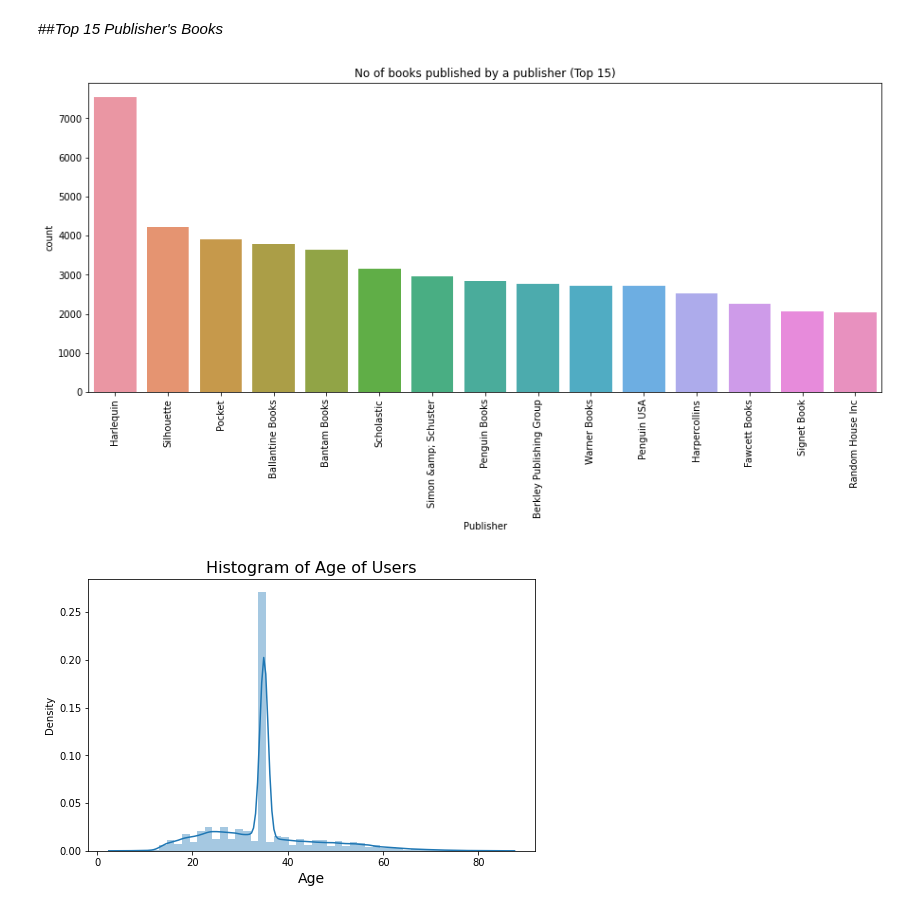
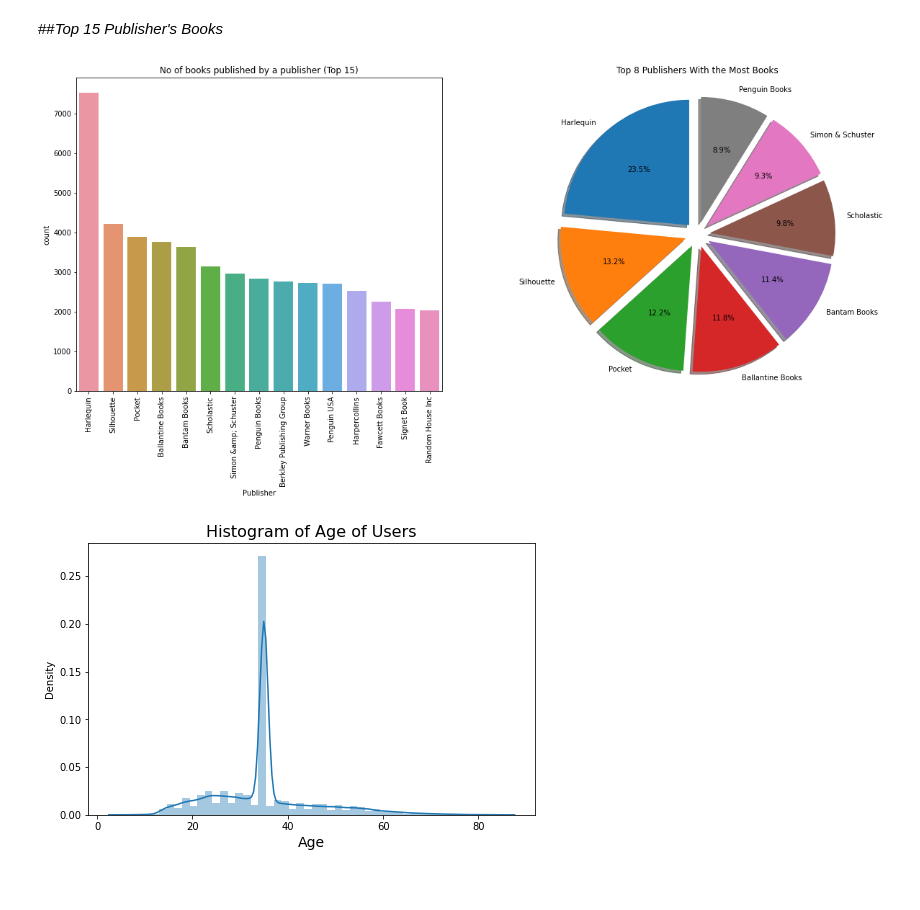
Before and after one commit to mohammadkaifee/Book_Recomendation_System, a Jupyter notebook: Book_Recommendation_System.ipynb, the cells around one changed output. Drawn from its saved outputs; the diff is of its cells as text; code cells hidden in the pictures.

```diff
--- a/Book_Recommendation_System.ipynb
+++ b/Book_Recommendation_System.ipynb
@@ -570,14 +581,32 @@ plt.show()
 [figure]
 # %% [markdown]
 ##*Top 15 Publisher's Books*
-# %%
-plt.figure(figsize=(15,6))
-sns.countplot(x="Publisher", data=books,order=books['Publisher'].value_counts().index[0:15])
-plt.xticks(rotation = 90)
-plt.title("No of books published by a publisher (Top 15)")
-plt.show()
-# %% [output]
-[figure, removed]
+# %%
+fig, ax = plt.subplots(1,2, figsize=(20,8))
+# plt.figure(figsize=(15,6))
+sns.countplot(ax = ax[0], x="Publisher", data=books,order=books['Publisher'].value_counts().index[0:15])
+ax[0].tick_params(axis='x', rotation=90)
+ax[0].set_title("No of books published by a publisher (Top 15)")
+
+#Plotting top 8 Publishers
+my_dict=(books['Publisher'].value_counts()).to_dict()
+count= pd.DataFrame(list(my_dict.items()),columns = ['c','count'])
+a = count.sort_values(by=['count'], ascending = False)
+a.head(8)
+labels = 'Harlequin','Silhouette','Pocket','Ballantine Books','Bantam Books','Scholastic','Simon & Schuster','Penguin Books'
+sizes = [count['count'].iloc[0],count['count'].iloc[1],count['count'].iloc[2],count['count'].iloc[3],count['count'].iloc[4],
+         count['count'].iloc[5],count['count'].iloc[6],count['count'].iloc[7]]
+explode = (0.1, 0.1, 0.1, 0.1,0.1, 0.1,0.1,0.1 )
+ax[1].pie(sizes,
+        explode = explode,
+        labels = labels,
+        autopct = '%1.1f%%',
+        shadow = True,
+        startangle = 90)
+ax[1].set_title("Top 8 Publishers With the Most Books")
+plt.show()
+# %% [output]
+[figure, added]
 # %%
 #Plotting distribution of Age data
 fig=plt.figure(figsize=(8,5))
```
Also changed, not shown: parts of 6 cells of this notebook.
